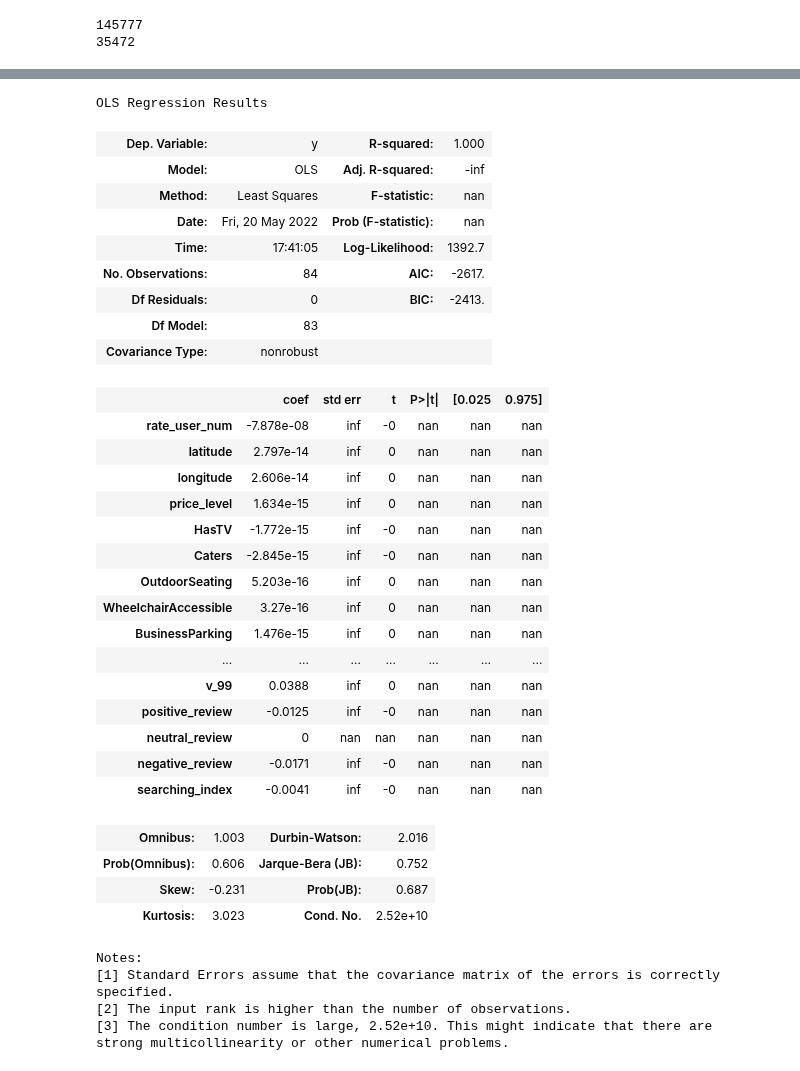
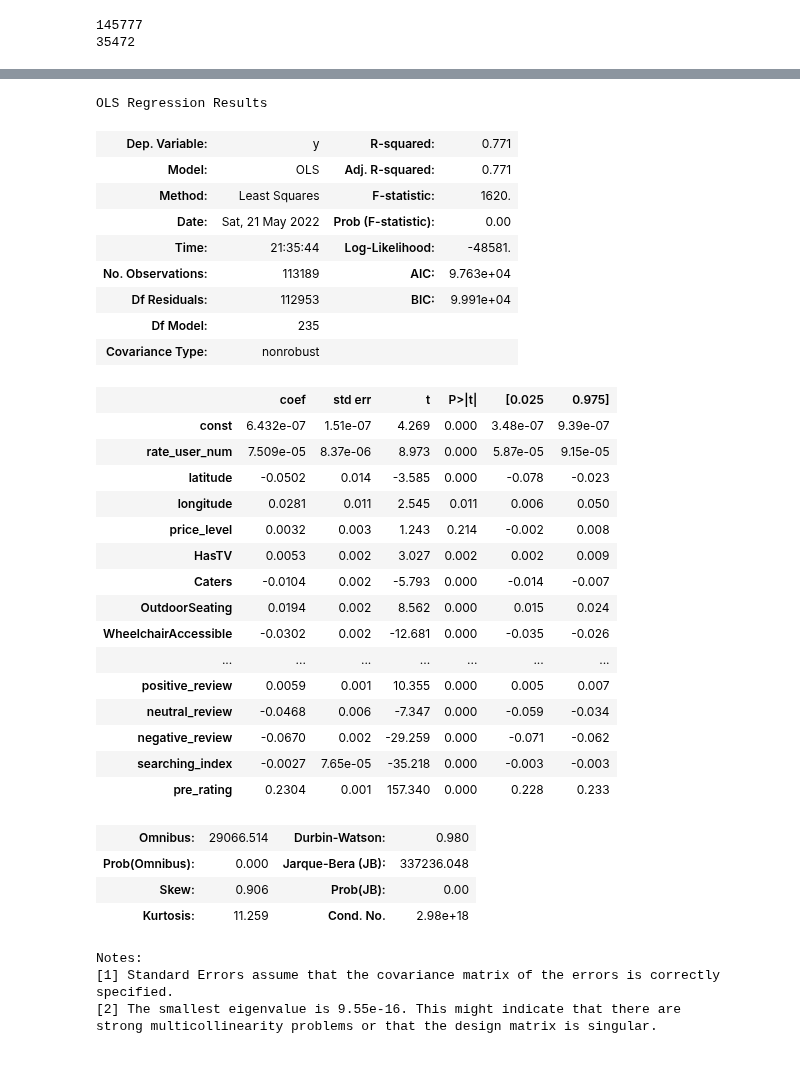
Before and after one commit to kaiwenh4/Stat170-Project, a Jupyter notebook: modeling/random_forest.ipynb, the cells around one changed output, grey strips where cells are left out. Cells and saved outputs as stored; diff of their text form; code cells hidden in the pictures.

```diff
--- a/modeling/random_forest.ipynb
+++ b/modeling/random_forest.ipynb
@@ -15,3 +15,18 @@ df_static = pd.read_sql_query("""
 SELECT * FROM yelp_data.shop_static_info""", con=engine_out)
 df_dynamic = pd.read_sql_query("""
 SELECT * FROM yelp_data.yelp_dynamic""", con=engine_out)
+# %%
+# add pre_rating
+df_dynamic = df_dynamic.sort_values(['business_id','year-month'])
+temp = []
+df_dynamic.columns
+bid = 0
+for i in range(len(df_dynamic)):
+    business_id = df_dynamic.iloc[i].to_list()[0]
+    if business_id != bid:
+        bid = business_id
+        temp.append(0)
+    else:
+        temp.append(record_num)
+    record_num = df_dynamic.iloc[i].to_list()[5]
+df_dynamic['pre_rating'] = temp
@@ -39,8 +75,8 @@ y_test, X_test = test_data.loc[:,test_data.columns.isin(['business_id','changing
 # %%
 
 # single shop info
-y = y_train[y_train['business_id']=='00rY5F9ltW-IWf2Ev96kOg']['changing_rating'].to_list()
-X = X_train[X_train['business_id']=='00rY5F9ltW-IWf2Ev96kOg'].loc[:,~X_train.columns.isin(['business_id','stars','state'])]
+y = y_train['changing_rating'].to_list()
+X = X_train.loc[:,~X_train.columns.isin(['business_id','stars','state'])]
 X['user_yelp_years'] = X['user_yelp_years'] / np.timedelta64(1, 's')
 print(f"y length: {len(y)}\nx length: {len(X)}")
 for i in X.columns:
@@ -66,43 +107,44 @@ searching_index          int64
 # %%
 # training
+X = sm.add_constant(X)
 est = sm.OLS(y,X,missing='drop').fit()
+
 est.summary()
 # %% [output]
 OLS Regression Results
-| Dep. Variable: | y | R-squared: | 1.000 |
-| Model: | OLS | Adj. R-squared: | -inf |
-| Method: | Least Squares | F-statistic: | nan |
-| Date: | Fri, 20 May 2022 | Prob (F-statistic): | nan |
-| Time: | 17:41:05 | Log-Likelihood: | 1392.7 |
-| No. Observations: | 84 | AIC: | -2617. |
-| Df Residuals: | 0 | BIC: | -2413. |
-| Df Model: | 83 |  |  |
+| Dep. Variable: | y | R-squared: | 0.771 |
+| Model: | OLS | Adj. R-squared: | 0.771 |
+| Method: | Least Squares | F-statistic: | 1620. |
+| Date: | Sat, 21 May 2022 | Prob (F-statistic): | 0.00 |
+| Time: | 21:35:44 | Log-Likelihood: | -48581. |
+| No. Observations: | 113189 | AIC: | 9.763e+04 |
+| Df Residuals: | 112953 | BIC: | 9.991e+04 |
+| Df Model: | 235 |  |  |
 | Covariance Type: | nonrobust |  |  |
 |  | coef | std err | t | P>|t| | [0.025 | 0.975] |
-| rate_user_num | -7.878e-08 | inf | -0 | nan | nan | nan |
-| latitude | 2.797e-14 | inf | 0 | nan | nan | nan |
-| longitude | 2.606e-14 | inf | 0 | nan | nan | nan |
-| price_level | 1.634e-15 | inf | 0 | nan | nan | nan |
-| HasTV | -1.772e-15 | inf | -0 | nan | nan | nan |
-| Caters | -2.845e-15 | inf | -0 | nan | nan | nan |
-| OutdoorSeating | 5.203e-16 | inf | 0 | nan | nan | nan |
-| WheelchairAccessible | 3.27e-16 | inf | 0 | nan | nan | nan |
-| BusinessParking | 1.476e-15 | inf | 0 | nan | nan | nan |
+| const | 6.432e-07 | 1.51e-07 | 4.269 | 0.000 | 3.48e-07 | 9.39e-07 |
+| rate_user_num | 7.509e-05 | 8.37e-06 | 8.973 | 0.000 | 5.87e-05 | 9.15e-05 |
+| latitude | -0.0502 | 0.014 | -3.585 | 0.000 | -0.078 | -0.023 |
+| longitude | 0.0281 | 0.011 | 2.545 | 0.011 | 0.006 | 0.050 |
+| price_level | 0.0032 | 0.003 | 1.243 | 0.214 | -0.002 | 0.008 |
+| HasTV | 0.0053 | 0.002 | 3.027 | 0.002 | 0.002 | 0.009 |
+| Caters | -0.0104 | 0.002 | -5.793 | 0.000 | -0.014 | -0.007 |
+| OutdoorSeating | 0.0194 | 0.002 | 8.562 | 0.000 | 0.015 | 0.024 |
+| WheelchairAccessible | -0.0302 | 0.002 | -12.681 | 0.000 | -0.035 | -0.026 |
 | ... | ... | ... | ... | ... | ... | ... |
-| v_99 | 0.0388 | inf | 0 | nan | nan | nan |
-| positive_review | -0.0125 | inf | -0 | nan | nan | nan |
-| neutral_review | 0 | nan | nan | nan | nan | nan |
-| negative_review | -0.0171 | inf | -0 | nan | nan | nan |
-| searching_index | -0.0041 | inf | -0 | nan | nan | nan |
+| positive_review | 0.0059 | 0.001 | 10.355 | 0.000 | 0.005 | 0.007 |
+| neutral_review | -0.0468 | 0.006 | -7.347 | 0.000 | -0.059 | -0.034 |
+| negative_review | -0.0670 | 0.002 | -29.259 | 0.000 | -0.071 | -0.062 |
+| searching_index | -0.0027 | 7.65e-05 | -35.218 | 0.000 | -0.003 | -0.003 |
+| pre_rating | 0.2304 | 0.001 | 157.340 | 0.000 | 0.228 | 0.233 |
-| Omnibus: | 1.003 | Durbin-Watson: | 2.016 |
-| Prob(Omnibus): | 0.606 | Jarque-Bera (JB): | 0.752 |
-| Skew: | -0.231 | Prob(JB): | 0.687 |
-| Kurtosis: | 3.023 | Cond. No. | 2.52e+10 |
+| Omnibus: | 29066.514 | Durbin-Watson: | 0.980 |
+| Prob(Omnibus): | 0.000 | Jarque-Bera (JB): | 337236.048 |
+| Skew: | 0.906 | Prob(JB): | 0.00 |
+| Kurtosis: | 11.259 | Cond. No. | 2.98e+18 |
 Notes:
 [1] Standard Errors assume that the covariance matrix of the errors is correctly specified.
-[2] The input rank is higher than the number of observations.
-[3] The condition number is large, 2.52e+10. This might indicate that there are
-strong multicollinearity or other numerical problems.
+[2] The smallest eigenvalue is 9.55e-16. This might indicate that there are
+strong multicollinearity problems or that the design matrix is singular.
 # %%
 from pandas.plotting import autocorrelation_plot
 from matplotlib import pyplot
```
Also changed, not shown: parts of 3 cells of this notebook, 3 other files.
